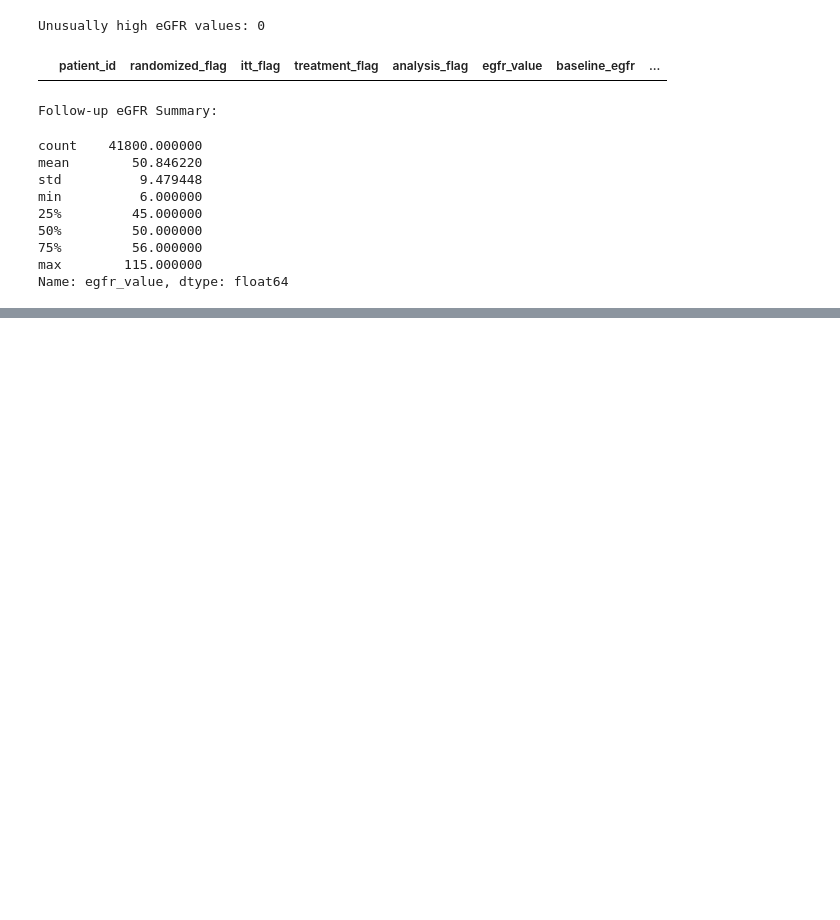
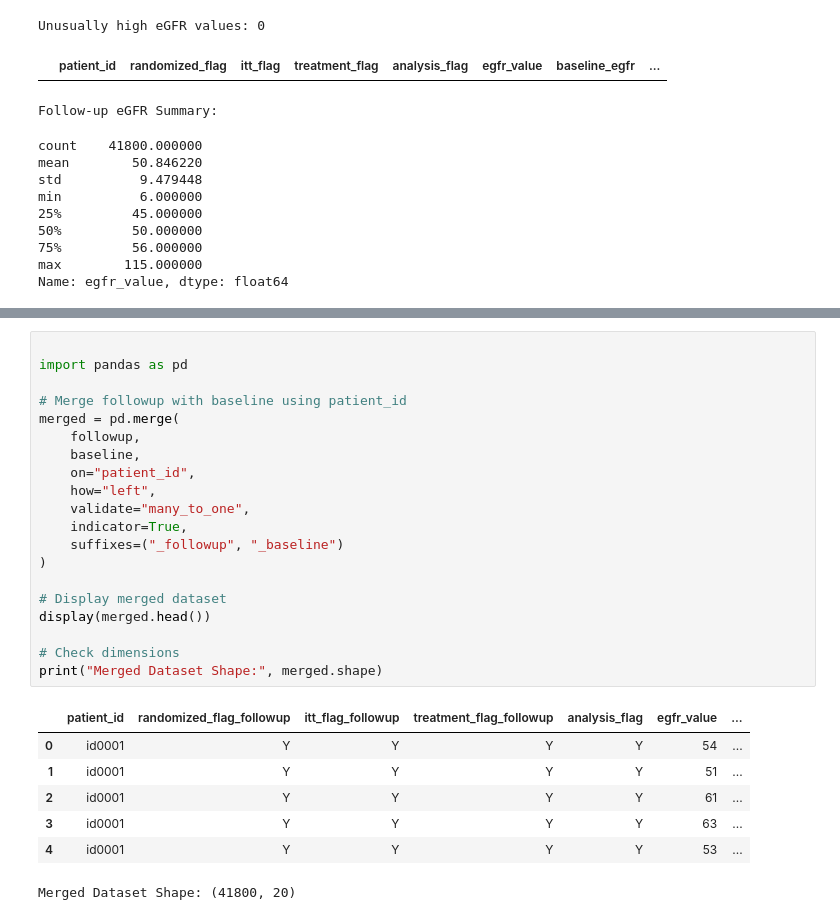
Before and after one commit to Usmanshakir7/Explainable-Machine-Learning-for-Chronic-Kidney-Disease-Prediction, a Jupyter notebook: 1_data_understanding.ipynb, the cells around one changed output, grey strips where cells are left out. Saved outputs shown, nothing was run; the diff lists cells and outputs as text; blank space fills up the shorter version.

```diff
--- a/1_data_understanding.ipynb
+++ b/1_data_understanding.ipynb
@@ -398,0 +422,28 @@ Total Outlier Records: 1347
+# %%
+
+import pandas as pd
+
+# Merge followup with baseline using patient_id
+merged = pd.merge(
+    followup,
+    baseline,
+    on="patient_id",
+    how="left",
+    validate="many_to_one",
+    indicator=True,
+    suffixes=("_followup", "_baseline")
+)
+
+# Display merged dataset
+display(merged.head())
+
+# Check dimensions
+print("Merged Dataset Shape:", merged.shape)
+# %% [output]
+|  | patient_id | randomized_flag_followup | itt_flag_followup | treatment_flag_followup | analysis_flag | egfr_value | ... |
+| 0 | id0001 | Y | Y | Y | Y | 54 | ... |
+| 1 | id0001 | Y | Y | Y | Y | 51 | ... |
+| 2 | id0001 | Y | Y | Y | Y | 61 | ... |
+| 3 | id0001 | Y | Y | Y | Y | 63 | ... |
+| 4 | id0001 | Y | Y | Y | Y | 53 | ... |
+Merged Dataset Shape: (41800, 20)
```
Also changed, not shown: parts of 9 cells of this notebook, 1 other file.
